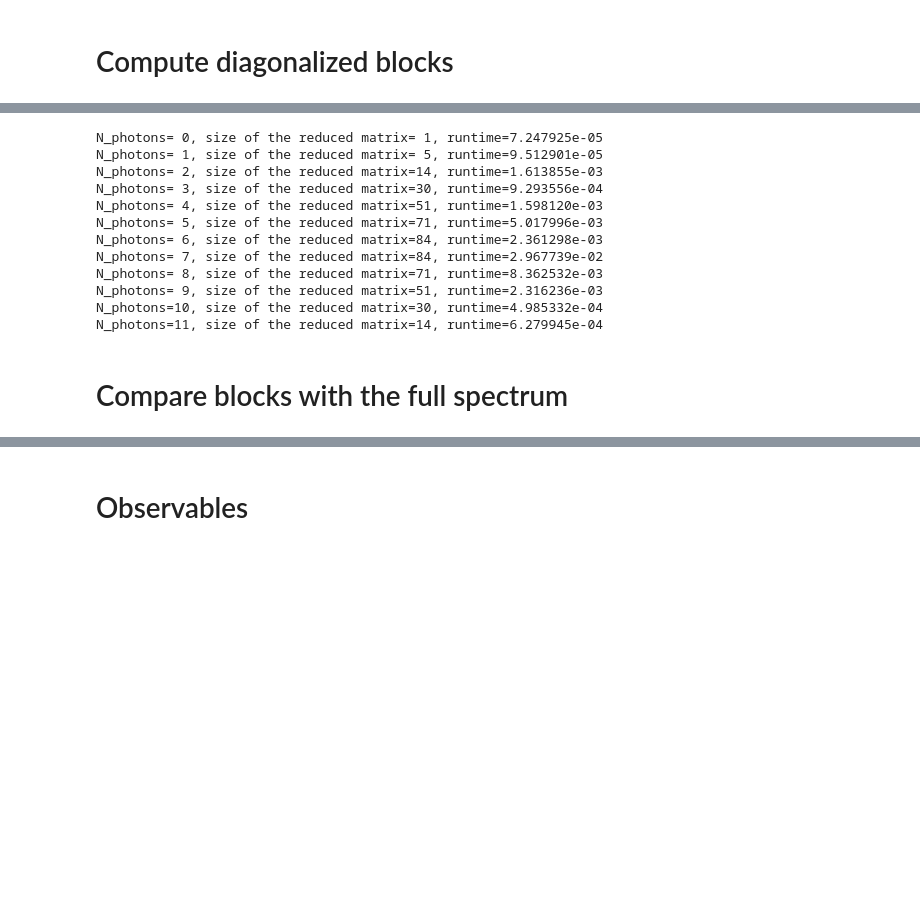
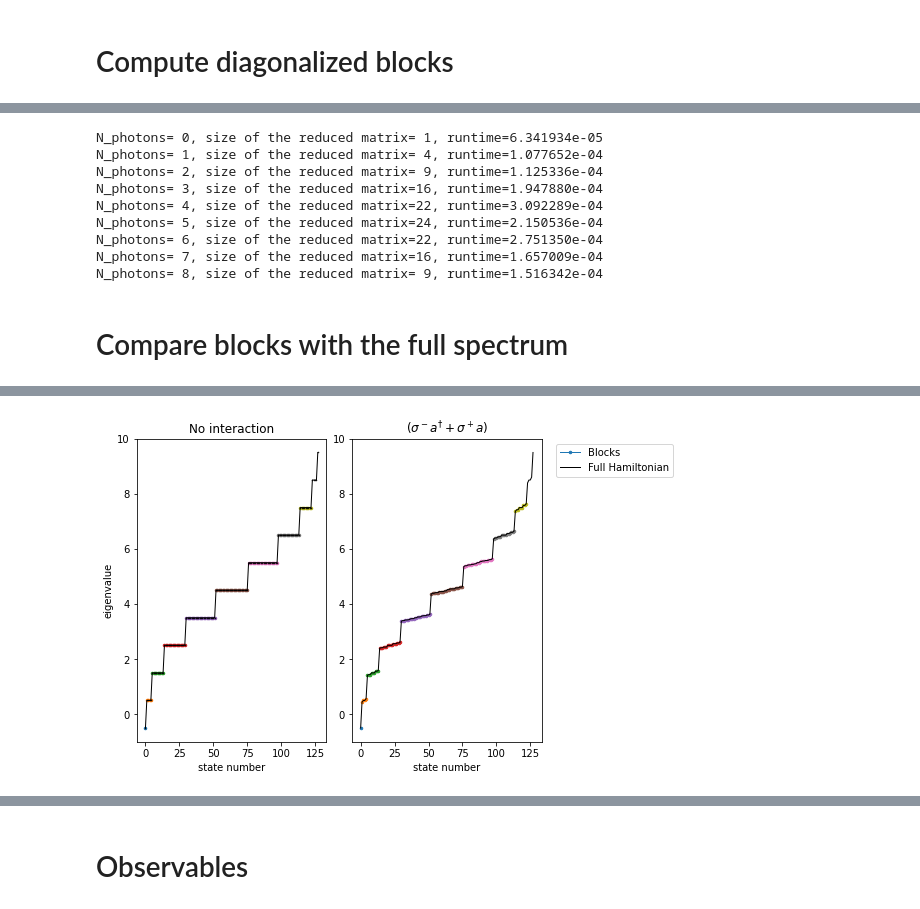
Before and after one commit to anastasiaGor/turbulence_data_notebooks, a Jupyter notebook: Atom-photon Hamiltonian/blocks_atom_multiple_photons.ipynb, the cells around one changed output, grey strips where cells are left out. Cells and saved outputs as stored; diff of their text form; code cells hidden in the pictures; blank space fills up the shorter version.

```diff
--- a/Atom-photon Hamiltonian/blocks_atom_multiple_photons.ipynb
+++ b/Atom-photon Hamiltonian/blocks_atom_multiple_photons.ipynb
@@ -216,11 +216,15 @@ N_photons= 0, size of the reduced matrix= 1, runtime=9.989738e-05
+# %%
+def get_all_blocks_hamiltonian_dictionary(static_list, dynamic_list) :
+    blocks = []
+    for N_block in range(0,(N_lev-1)*N_osc) :
+        b = dict()
+        b['index_of_block'] = N_block
+        b['eigenvals'], b['eigenvectors'], b['states'], b['boson_states_spin_down'], b['boson_states_spin_up'] = hamitonian_eigenvalues_one_block(N_block, static_list, dynamic_list)
+        b['size'] = len(b['eigenvals'])
+        blocks.append(b)
+    return blocks
 # %% [markdown]
 # Compute diagonalized blocks
 # %%
-blocks_no_interaction = []
-for N_block in range(0,(N_lev-1)*N_osc) :
-    block = dict()
-    block['index_of_block'] = N_block
-    block['eigenvals'], block['eigenvectors'], block['states'], block['boson_states_spin_down'], block['boson_states_spin_up'] = hamitonian_eigenvalues_one_block(N_block, static_no_interaction, dynamic)
-    block['size'] = len(block['eigenvals'])
-    blocks_no_interaction.append(block)
+blocks_no_interaction = get_all_blocks_hamiltonian_dictionary(static_no_interaction, dynamic)
 # %% [output]
@@ -239,42 +240,32 @@ N_photons=11, size of the reduced matrix=14, runtime=9.703636e-05
 # %%
-blocks_rotating_wave = []
-for N_block in range(0,(N_lev-1)*N_osc) :
-    block = dict()
-    block['index_of_block'] = N_block
-    block['eigenvals'], block['eigenvectors'], block['states'], block['boson_states_spin_down'], block['boson_states_spin_up'] = hamitonian_eigenvalues_one_block(N_block, static_rotating_wave, dynamic)
-    block['size'] = len(block['eigenvals'])
-    blocks_rotating_wave.append(block)
+blocks_rotating_wave = get_all_blocks_hamiltonian_dictionary(static_rotating_wave, dynamic)
 # %% [output]
-N_photons= 0, size of the reduced matrix= 1, runtime=7.247925e-05
-N_photons= 1, size of the reduced matrix= 5, runtime=9.512901e-05
-N_photons= 2, size of the reduced matrix=14, runtime=1.613855e-03
-N_photons= 3, size of the reduced matrix=30, runtime=9.293556e-04
-N_photons= 4, size of the reduced matrix=51, runtime=1.598120e-03
-N_photons= 5, size of the reduced matrix=71, runtime=5.017996e-03
-N_photons= 6, size of the reduced matrix=84, runtime=2.361298e-03
-N_photons= 7, size of the reduced matrix=84, runtime=2.967739e-02
-N_photons= 8, size of the reduced matrix=71, runtime=8.362532e-03
-N_photons= 9, size of the reduced matrix=51, runtime=2.316236e-03
-N_photons=10, size of the reduced matrix=30, runtime=4.985332e-04
-N_photons=11, size of the reduced matrix=14, runtime=6.279945e-04
+N_photons= 0, size of the reduced matrix= 1, runtime=6.341934e-05
+N_photons= 1, size of the reduced matrix= 4, runtime=1.077652e-04
+N_photons= 2, size of the reduced matrix= 9, runtime=1.125336e-04
+N_photons= 3, size of the reduced matrix=16, runtime=1.947880e-04
+N_photons= 4, size of the reduced matrix=22, runtime=3.092289e-04
+N_photons= 5, size of the reduced matrix=24, runtime=2.150536e-04
+N_photons= 6, size of the reduced matrix=22, runtime=2.751350e-04
+N_photons= 7, size of the reduced matrix=16, runtime=1.657009e-04
+N_photons= 8, size of the reduced matrix= 9, runtime=1.516342e-04
 # %% [markdown]
 # Compare blocks with the full spectrum
 # %%
-%matplotlib widget
 ##### plot spectra
 fig, ax = plt.subplots(nrows=1, ncols=2, constrained_layout=True,figsize=(8,5))
 
-# no interation
-for i,block in enumerate(blocks_no_interaction) :
-    ax[0].plot(block['states'], block['eigenvals'], '.-', lw=1., ms=5.0)
+#no interation
+for i,b in enumerate(blocks_no_interaction) :
+    ax[0].plot(b['states'], b['eigenvals'], '.-', lw=1., ms=5.0)
 ax[0].plot(np.arange(H_no_interaction.Ns),eigenvalues_H_no_interaction, '.-', color='k', lw=1., ms=1.0)
-ax[0].set(title='No interaction', xlabel='state number', ylabel='eigenvalue'); ax[0].grid(False)
+ax[0].set(title='No interaction', xlabel='state number', ylabel='eigenvalue');
 
-#rotating wave approx
-for i, block in enumerate(blocks_rotating_wave) :
-    ax[1].plot(block['states'], block['eigenvals'], '.-', lw=1., ms=5.0, label=('Blocks' if i==0 else ''))
+# rotating wave approx
+for i,b in enumerate(blocks_rotating_wave) :
+    ax[1].plot(b['states'], b['eigenvals'], '.-', lw=1., ms=5.0, label=('Blocks' if i==0 else ''))
 ax[1].plot(eigenvalues_H_rotating_wave, '-', color='k', lw=1., ms=1.0, label='Full Hamiltonian')
 ax[1].legend(bbox_to_anchor=(1.05, 1), loc='upper left')
-ax[1].set(title='$(\sigma^- a^\dag+\sigma^+ a)$', xlabel='state number'); ax[1].grid(False)
+ax[1].set(title='$(\sigma^- a^\dag+\sigma^+ a)$', xlabel='state number');
 plt.show()
 # %% [output]
@@ -282,3 +272,4 @@ plt.show()
+[figure, added]
 # %%
 fig, ax = plt.subplots(nrows=1, ncols=1, constrained_layout=True,figsize=(4.5,3.5))
 for i, block in enumerate(blocks_rotating_wave) :
```
Also changed, not shown: parts of 24 cells of this notebook.
